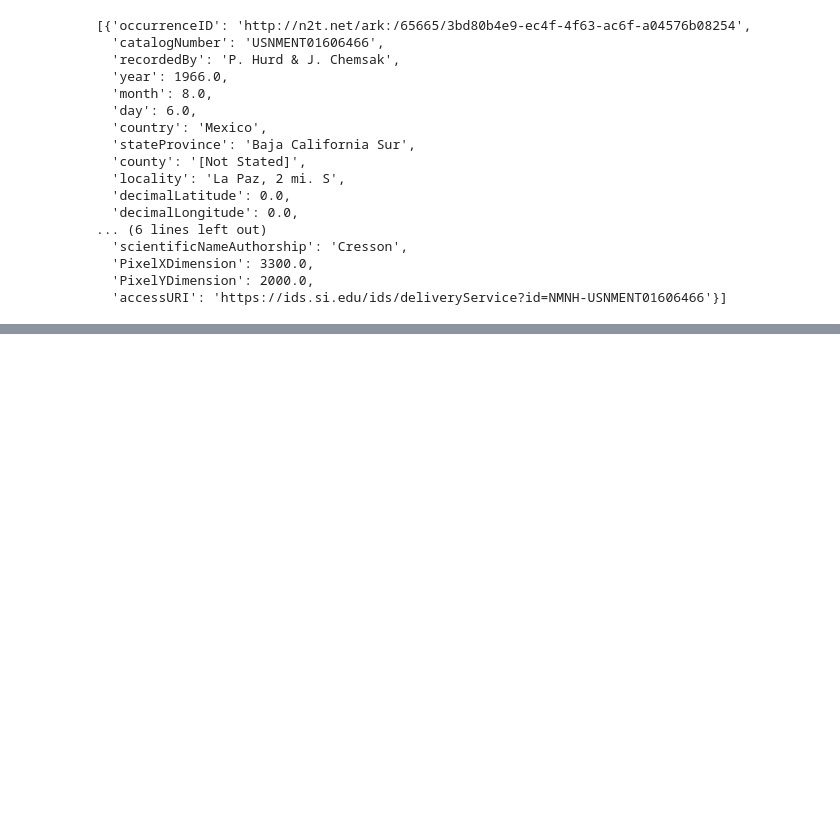
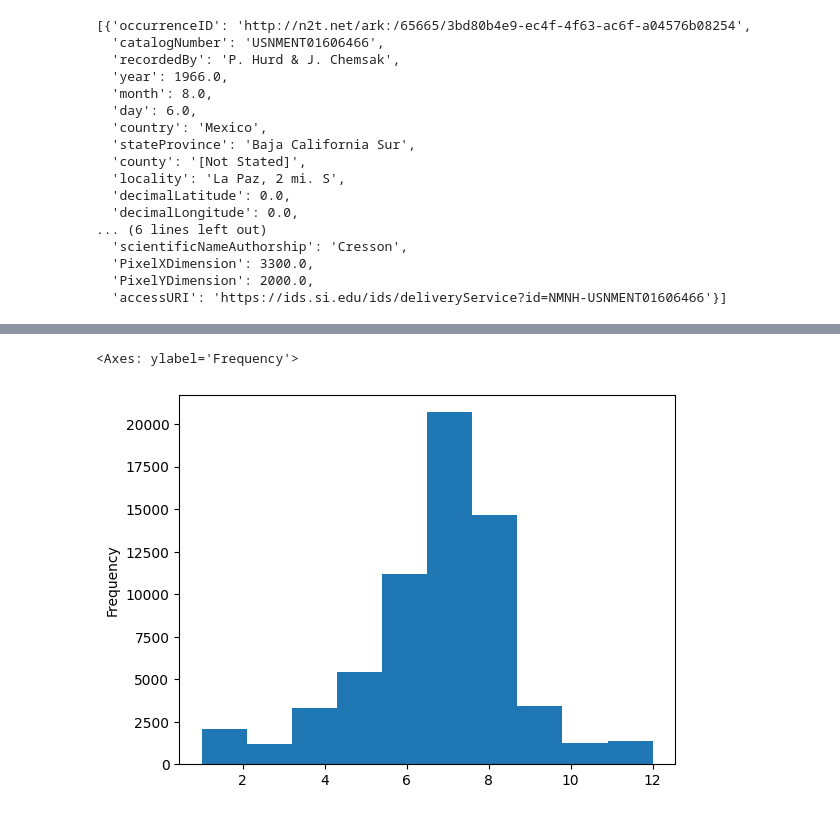
Before and after one commit to sidatasciencelab/GHC_OSD_2023, a Jupyter notebook: GHC_2023_bees.ipynb, the cells around one changed output, grey strips where cells are left out. Drawn from its saved outputs; the diff is of its cells as text; code cells hidden in the pictures; blank space fills up the shorter version.

```diff
--- a/GHC_2023_bees.ipynb
+++ b/GHC_2023_bees.ipynb
@@ -91,0 +105,5 @@ example.to_dict(orient='records')
+# %%
+bees_df['month'].plot.hist()
+# %% [output]
+<Axes: ylabel='Frequency'>
+[figure, added]
```
Also changed, not shown: parts of 5 cells of this notebook.
